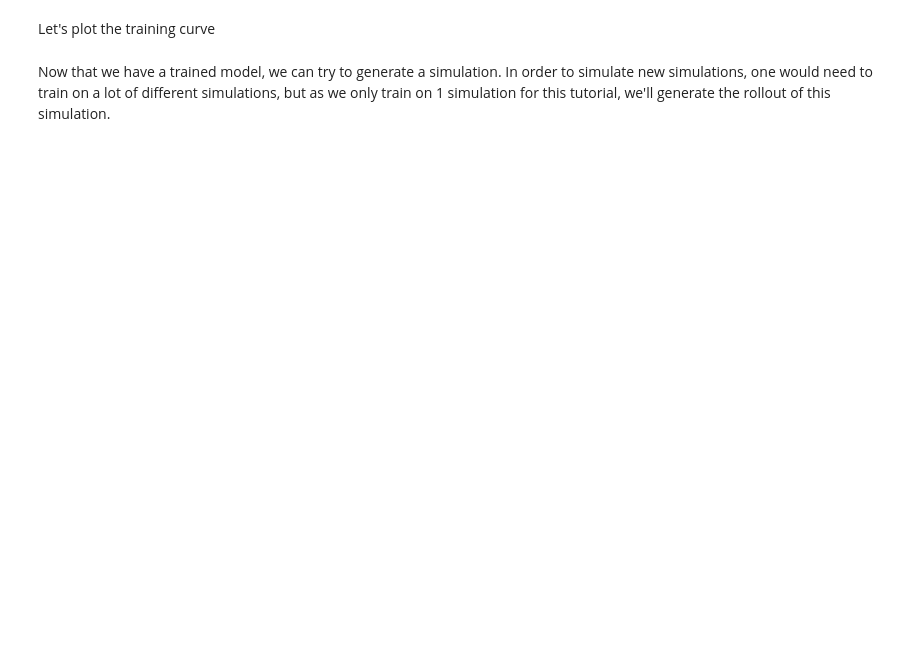
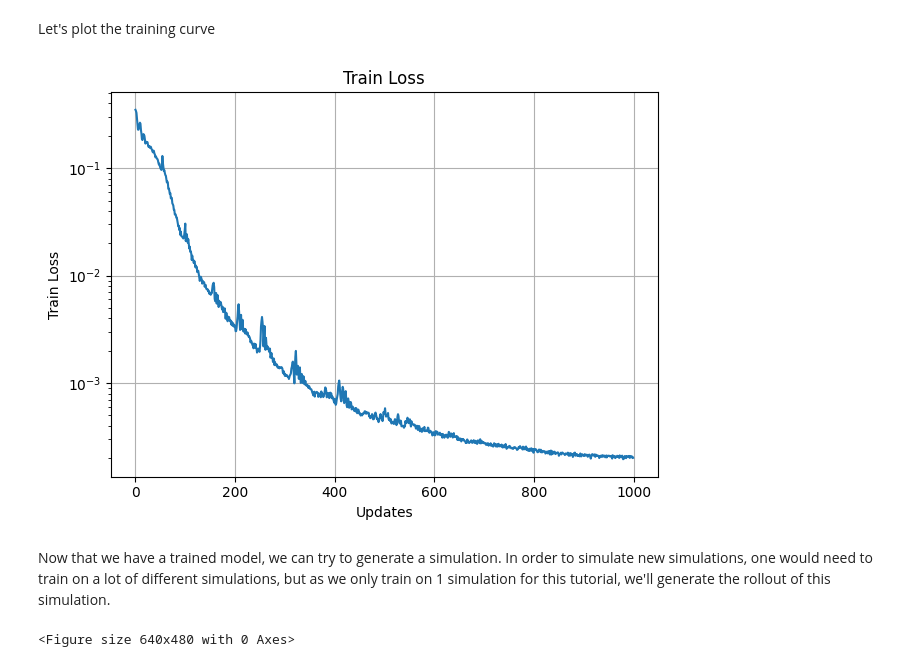
Before and after one commit to BenediktAlkin/upt-minimal, a Jupyter notebook: 6_transient_flow_cfd.ipynb, the cells around one changed output. Drawn from its saved outputs; the diff is of its cells as text; code cells hidden in the pictures; blank space fills up the shorter version.

```diff
--- a/6_transient_flow_cfd.ipynb
+++ b/6_transient_flow_cfd.ipynb
@@ -179,12 +236,15 @@ pbar.close()
 Let's plot the training curve
 # %%
 plt.plot(range(len(train_losses)), train_losses)
-plt.set_xlabel("Updates")
-plt.set_ylabel("Train Loss")
-plt.set_title("Train Loss")
+plt.xlabel("Updates")
+plt.ylabel("Train Loss")
+plt.title("Train Loss")
+plt.yscale("log")
 plt.grid(True)
 plt.tight_layout()
 plt.show()
+# %% [output]
+[figure, added]
 # %% [markdown]
 Now that we have a trained model, we can try to generate a simulation. In order to simulate new simulations, one would need to train on a lot of different simulations, but as we only train on 1 simulation for this tutorial, we'll generate the rollout of this simulation.
 # %%
@@ -224,7 +289,6 @@ out.mkdir()
 assert len(test_batch["output_feat"]) == 1, "batch_size > 1 not supported for rollout"
 output_feat = test_batch["output_feat"][0]
 num_rollout_timesteps = len(output_feat)
-
 x, y = test_batch["input_pos"].unbind(1)
 for i in tqdm(range(num_rollout_timesteps)):
     plt.clf()
@@ -236,15 +300,12 @@ for i in tqdm(range(num_rollout_timesteps)):
         [0.7, 0.1, 0.3, 0.8],
     ]
     ax = [fig.add_axes(pos) for pos in positions]
-
     # plot only velocity magnitude
     pred = rollout_preds[i][:, 1:]
     target = output_feat[i][:, 1:]
     delta = (pred - target).norm(dim=1)
     pred = pred.norm(dim=1)
     target = target.norm(dim=1)
-
-
     # format
     for ii in range(3):
         rect = patches.Rectangle((0, 0), 200, 300, facecolor="#ee8866", zorder=-10)
@@ -266,11 +327,5 @@ for i in tqdm(range(num_rollout_timesteps)):
     # save
     plt.savefig(out / f"{i:04d}.png")
     plt.close()
-
-# create gif
-import imageio
-images = [
-    imageio.imread(out / f"{i:04d}.png")
-    for i in range(num_rollout_timesteps)
-]
-imageio.mimsave(out / "rollout.gif", images, duration=0.1)
+# %% [output]
+<Figure size 640x480 with 0 Axes>
```
Also changed, not shown: parts of 15 cells of this notebook.
